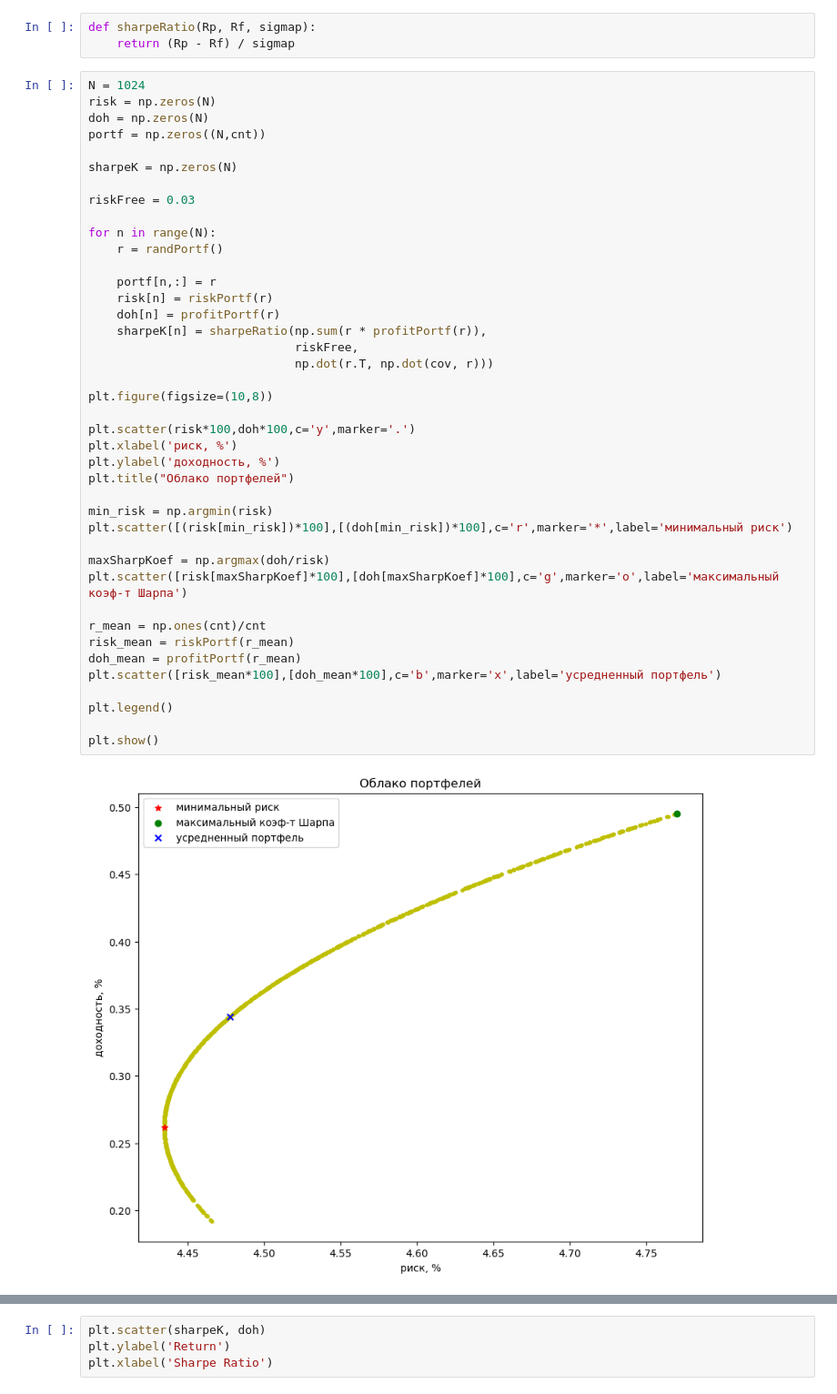
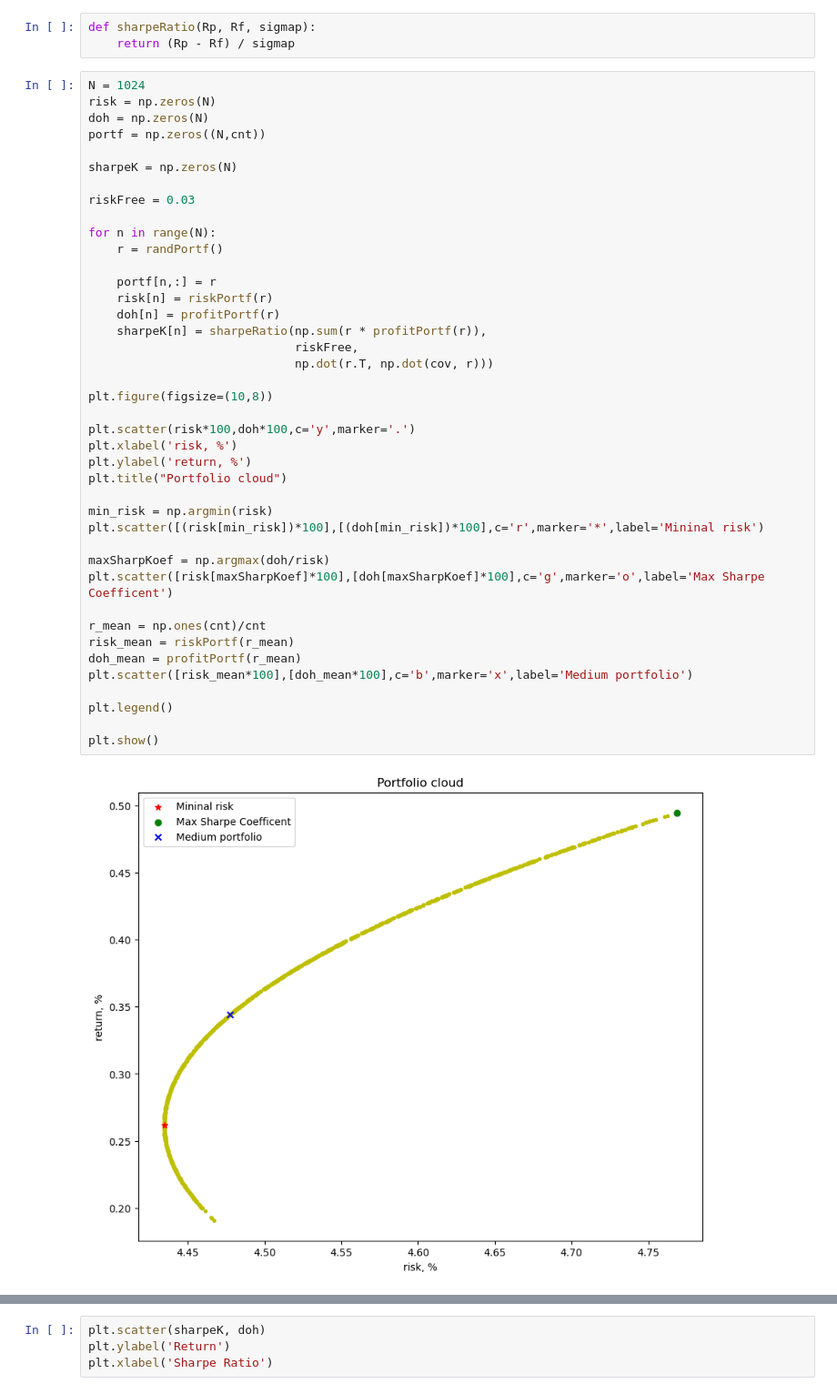
Before and after one commit to teadr1nker/finan, a Jupyter notebook: t3/file.ipynb, the cells around one changed output, grey strips where cells are left out. Shown at 91% size. Cells and saved outputs as stored; diff of their text form.

```diff
--- a/t3/file.ipynb
+++ b/t3/file.ipynb
@@ -97,39 +97,39 @@ portf = np.zeros((N,cnt))
 sharpeK = np.zeros(N)
 
 riskFree = 0.03
 
 for n in range(N):
     r = randPortf()
 
     portf[n,:] = r
     risk[n] = riskPortf(r)
     doh[n] = profitPortf(r)
     sharpeK[n] = sharpeRatio(np.sum(r * profitPortf(r)),
                              riskFree,
                              np.dot(r.T, np.dot(cov, r)))
 
 plt.figure(figsize=(10,8))
 
 plt.scatter(risk*100,doh*100,c='y',marker='.')
-plt.xlabel('риск, %')
-plt.ylabel('доходность, %')
-plt.title("Облако портфелей")
+plt.xlabel('risk, %')
+plt.ylabel('return, %')
+plt.title("Portfolio cloud")
 
 min_risk = np.argmin(risk)
-plt.scatter([(risk[min_risk])*100],[(doh[min_risk])*100],c='r',marker='*',label='минимальный риск')
+plt.scatter([(risk[min_risk])*100],[(doh[min_risk])*100],c='r',marker='*',label='Mininal risk')
 
 maxSharpKoef = np.argmax(doh/risk)
-plt.scatter([risk[maxSharpKoef]*100],[doh[maxSharpKoef]*100],c='g',marker='o',label='максимальный коэф-т Шарпа')
+plt.scatter([risk[maxSharpKoef]*100],[doh[maxSharpKoef]*100],c='g',marker='o',label='Max Sharpe Coefficent')
 
 r_mean = np.ones(cnt)/cnt
 risk_mean = riskPortf(r_mean)
 doh_mean = profitPortf(r_mean)
-plt.scatter([risk_mean*100],[doh_mean*100],c='b',marker='x',label='усредненный портфель')
+plt.scatter([risk_mean*100],[doh_mean*100],c='b',marker='x',label='Medium portfolio')
 
 plt.legend()
 
 plt.show()
 # %% [output]
-[figure, old version]
+[figure, new version]
 # %%
 print('Min risk')
```
Also changed, not shown: parts of 1 cell of this notebook.
